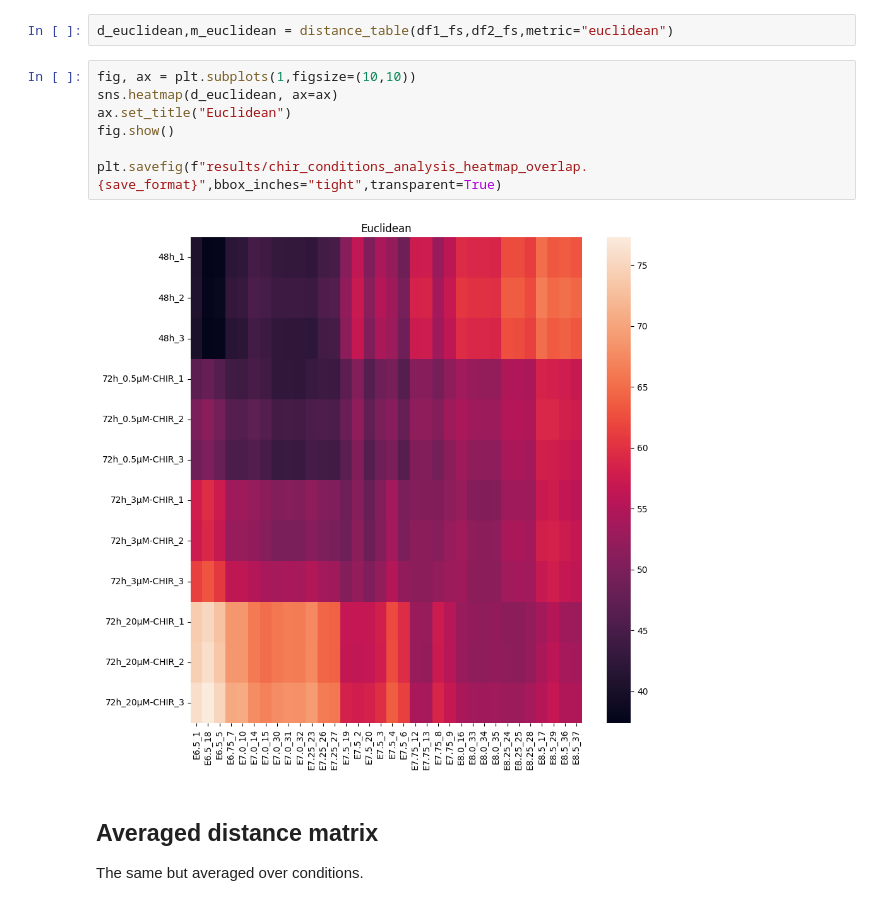
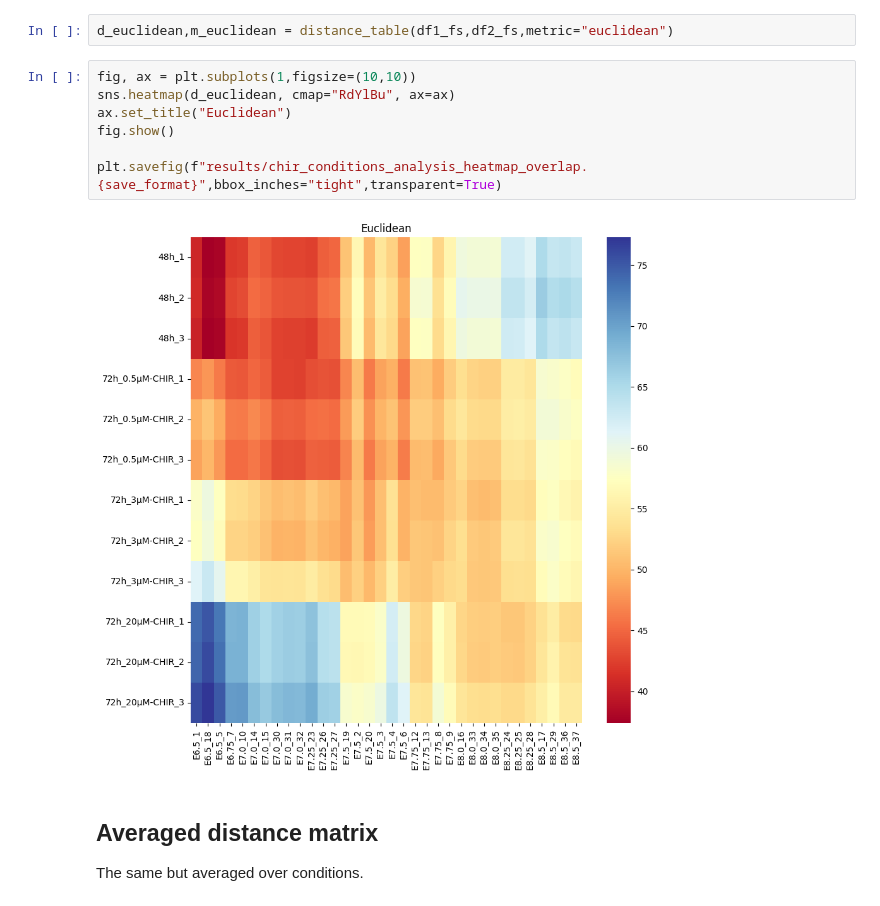
Before and after one commit to stembryo-lab/chiron_gastruloids_bulk_rna_seq, a Jupyter notebook: analysis/chir_conditions_analysis.ipynb, the cells around one changed output. Saved outputs shown, nothing was run; the diff lists cells and outputs as text.

```diff
--- a/chir_conditions_analysis.ipynb
+++ b/analysis/chir_conditions_analysis.ipynb
@@ -89,13 +89,13 @@ We show the correlation between CHIRON conditions (C is 48h control) and Pijuan-
 d_euclidean,m_euclidean = distance_table(df1_fs,df2_fs,metric="euclidean")
 # %%
 fig, ax = plt.subplots(1,figsize=(10,10))
-sns.heatmap(d_euclidean, ax=ax)
+sns.heatmap(d_euclidean, cmap="RdYlBu", ax=ax)
 ax.set_title("Euclidean")
 fig.show()
 
 plt.savefig(f"results/chir_conditions_analysis_heatmap_overlap.{save_format}",bbox_inches="tight",transparent=True)
 # %% [output]
-[figure, old version]
+[figure, new version]
 # %% [markdown]
 ## Averaged distance matrix
 
```
Also changed, not shown: parts of 4 cells of this notebook, 10 other files.
